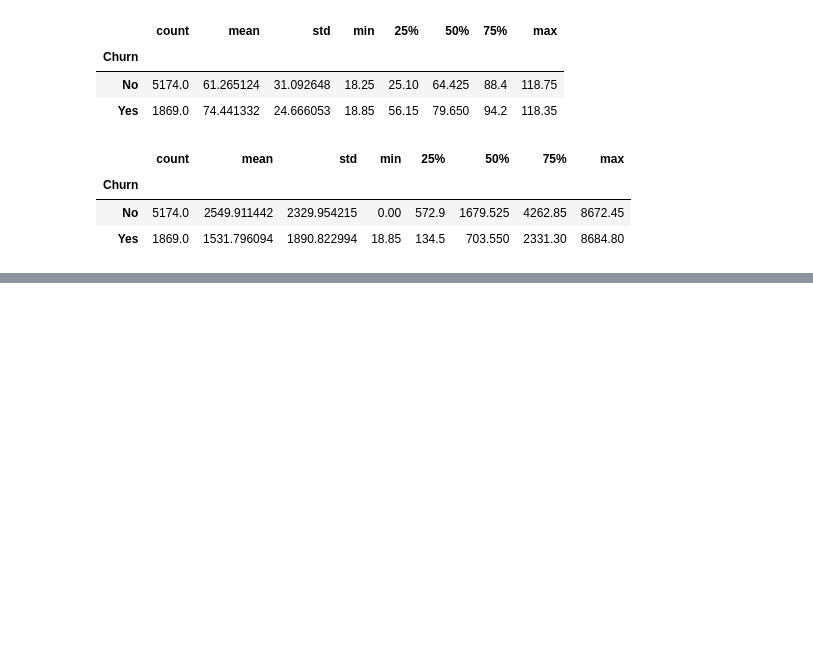
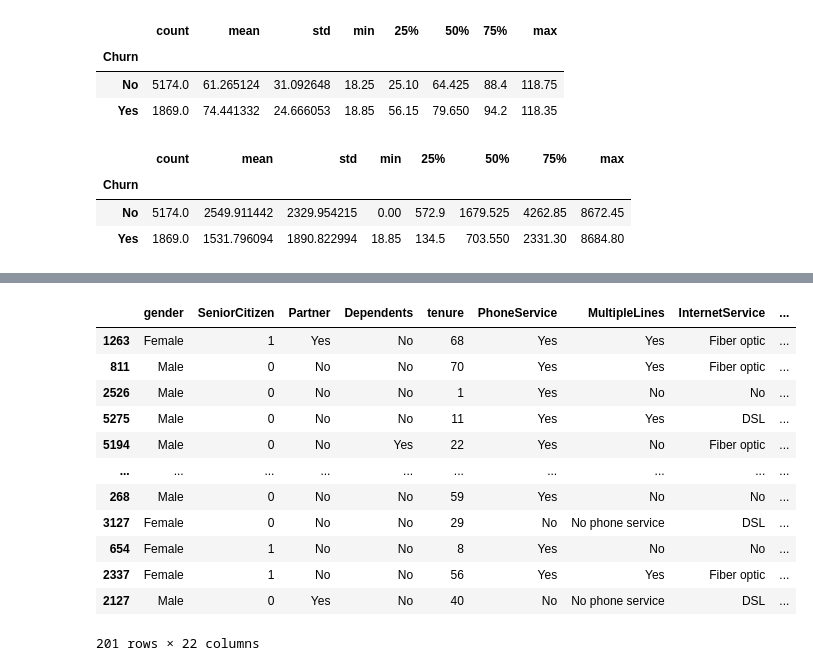
Before and after one commit to yagantiAshok/Churn_Customer_Prediction, a Jupyter notebook: notebook/fresh_eda.ipynb, the cells around one changed output, grey strips where cells are left out. Saved outputs shown, nothing was run; the diff lists cells and outputs as text; code cells hidden in the pictures; blank space fills up the shorter version.

Commit message:
tried different models

```diff
--- a/notebook/fresh_eda.ipynb
+++ b/notebook/fresh_eda.ipynb
@@ -162,0 +259,2 @@ for col in numeric_columns:
+# %%
+y = data["Churn"].map({"Yes":1,"No":0})
@@ -162,0 +285,2 @@ for col in numeric_columns:
+# %%
+report ,coef_df,x_test,pred,proba_pred,y_test= evaluate_model(x=x,y=y,models=model,numeric_features=numeric_columns,categorical_features=categorical_columns)
@@ -162,0 +330,4 @@ for col in numeric_columns:
+# %%
+x_test["actual"] = y_test
+x_test["predicted"] = pred
+x_test["pred_proba"] = proba_pred
@@ -162,0 +366,2 @@ for col in numeric_columns:
+# %%
+false_negative = x_test[(x_test["actual"]==1) & (x_test["predicted"]==0)]
@@ -162,0 +460,16 @@ for col in numeric_columns:
+# %%
+false_negative
+# %% [output]
+|  | gender | SeniorCitizen | Partner | Dependents | tenure | PhoneService | MultipleLines | InternetService | ... |
+| 1263 | Female | 1 | Yes | No | 68 | Yes | Yes | Fiber optic | ... |
+| 811 | Male | 0 | No | No | 70 | Yes | Yes | Fiber optic | ... |
+| 2526 | Male | 0 | No | No | 1 | Yes | No | No | ... |
+| 5275 | Male | 0 | No | No | 11 | Yes | Yes | DSL | ... |
+| 5194 | Male | 0 | No | Yes | 22 | Yes | No | Fiber optic | ... |
+| ... | ... | ... | ... | ... | ... | ... | ... | ... | ... |
+| 268 | Male | 0 | No | No | 59 | Yes | No | No | ... |
+| 3127 | Female | 0 | No | No | 29 | No | No phone service | DSL | ... |
+| 654 | Female | 1 | No | No | 8 | Yes | No | No | ... |
+| 2337 | Female | 1 | No | No | 56 | Yes | Yes | Fiber optic | ... |
+| 2127 | Male | 0 | Yes | No | 40 | No | No phone service | DSL | ... |
+201 rows × 22 columns
```
Also changed, not shown: parts of 61 cells of this notebook, 14 other files.
